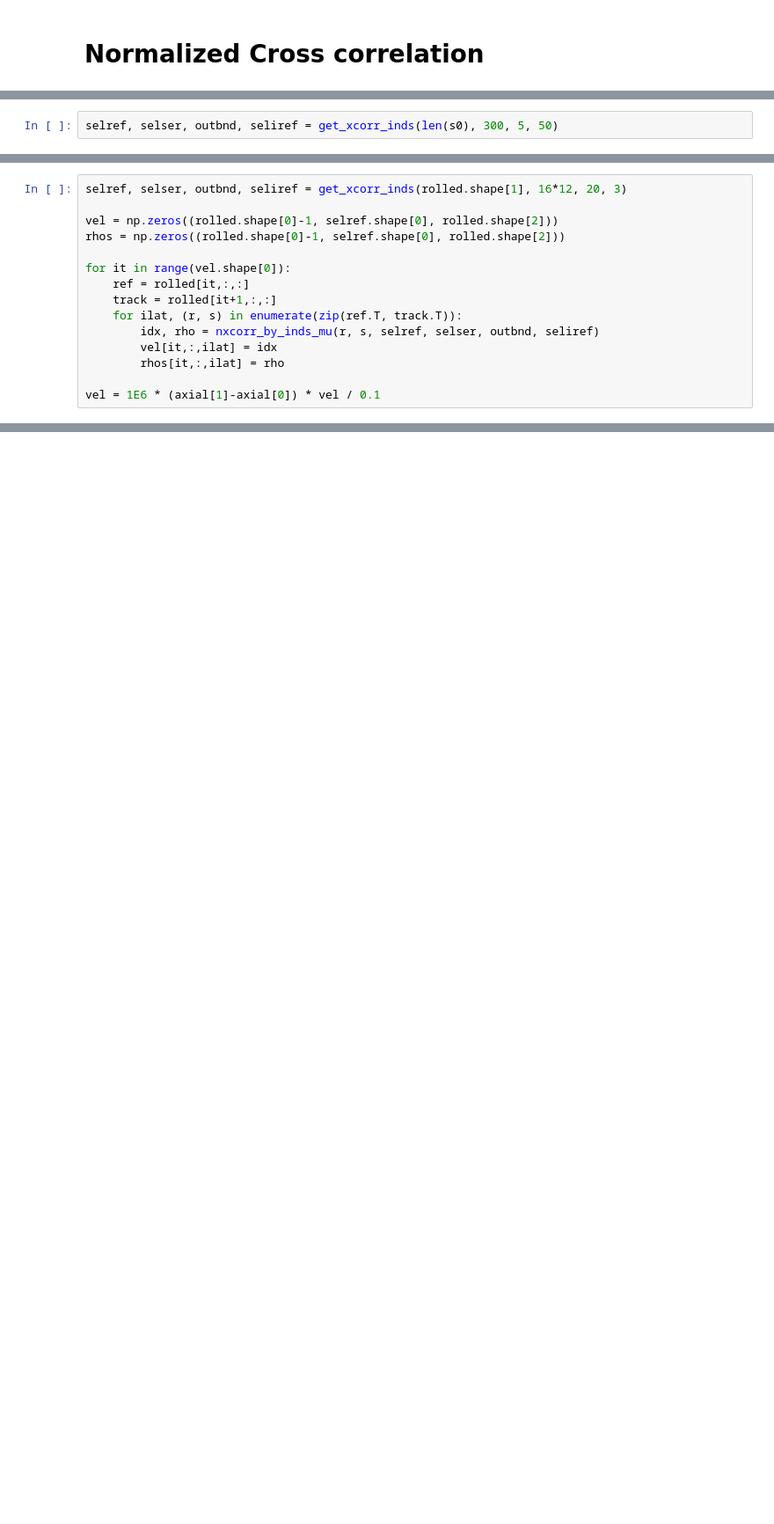
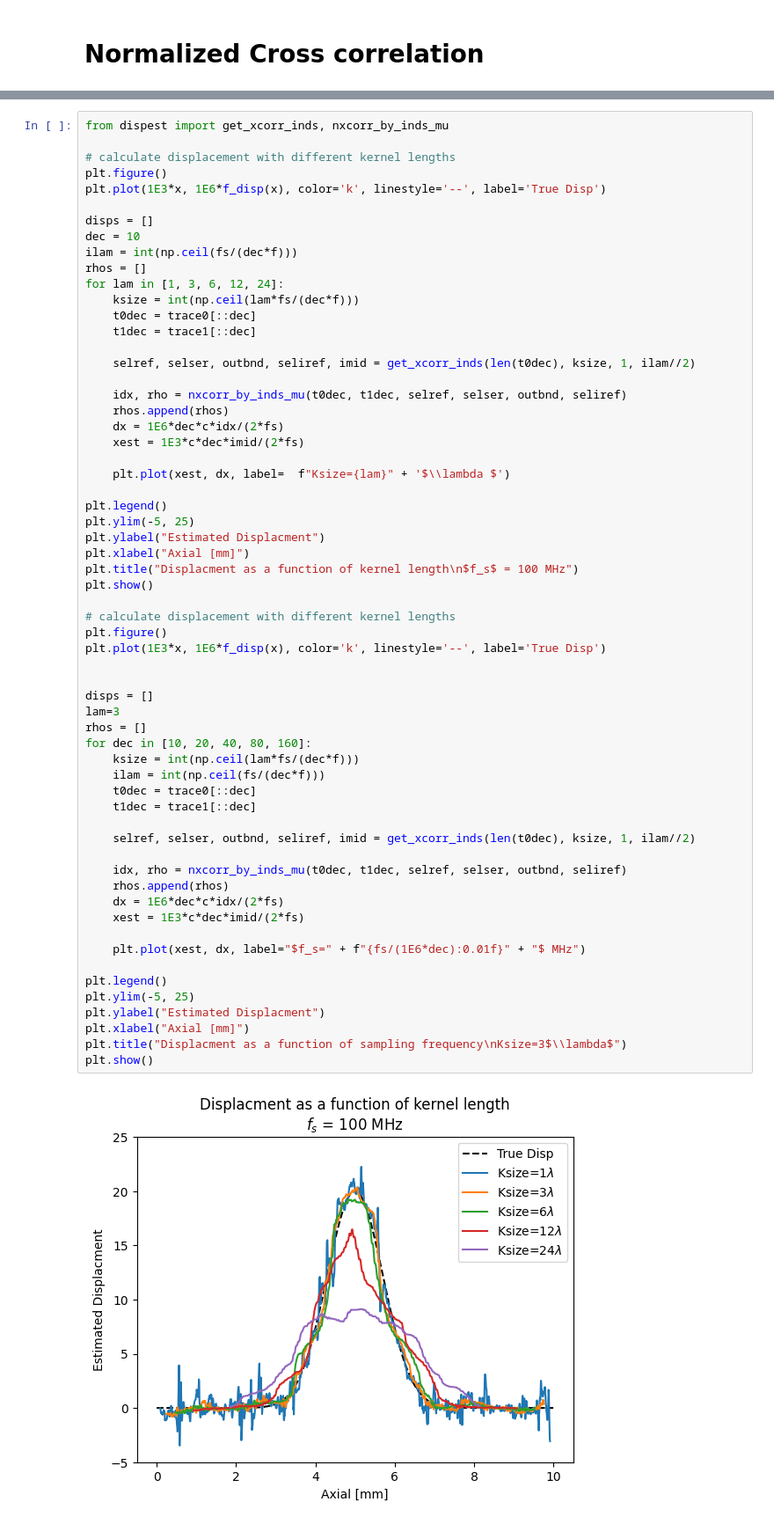
Before and after one commit to wewightman/pyusel-dispest, a Jupyter notebook: examples/partmotion.ipynb, the cells around one changed output, grey strips where cells are left out. Shown at 88% size. Saved outputs shown, nothing was run; the diff lists cells and outputs as text; blank space fills up the shorter version.

```diff
--- a/examples/partmotion.ipynb
+++ b/examples/partmotion.ipynb
@@ -165,2 +162,0 @@ def nxcorr_by_inds_mu(sigref, sigsearch, selref, selser, outbnd, seliref):
-# %%
-selref, selser, outbnd, seliref = get_xcorr_inds(len(s0), 300, 5, 50)
@@ -258,15 +162,0 @@ rolled, axial = resample(rolled, rolled.shape[1]*4, axial, axis=1, window='tukey
-# %%
-selref, selser, outbnd, seliref = get_xcorr_inds(rolled.shape[1], 16*12, 20, 3)
-
-vel = np.zeros((rolled.shape[0]-1, selref.shape[0], rolled.shape[2]))
-rhos = np.zeros((rolled.shape[0]-1, selref.shape[0], rolled.shape[2]))
-
-for it in range(vel.shape[0]):
-    ref = rolled[it,:,:]
-    track = rolled[it+1,:,:]
-    for ilat, (r, s) in enumerate(zip(ref.T, track.T)):
-        idx, rho = nxcorr_by_inds_mu(r, s, selref, selser, outbnd, seliref)
-        vel[it,:,ilat] = idx
-        rhos[it,:,ilat] = rho
-
-vel = 1E6 * (axial[1]-axial[0]) * vel / 0.1
@@ -323,0 +163,63 @@ plt.show()
+# %%
+from dispest import get_xcorr_inds, nxcorr_by_inds_mu
+
+# calculate displacement with different kernel lengths
+plt.figure()
+plt.plot(1E3*x, 1E6*f_disp(x), color='k', linestyle='--', label='True Disp')
+
+disps = []
+dec = 10
+ilam = int(np.ceil(fs/(dec*f)))
+rhos = []
+for lam in [1, 3, 6, 12, 24]:
+    ksize = int(np.ceil(lam*fs/(dec*f)))
+    t0dec = trace0[::dec]
+    t1dec = trace1[::dec]
+
+    selref, selser, outbnd, seliref, imid = get_xcorr_inds(len(t0dec), ksize, 1, ilam//2)
+
+    idx, rho = nxcorr_by_inds_mu(t0dec, t1dec, selref, selser, outbnd, seliref)
+    rhos.append(rhos)
+    dx = 1E6*dec*c*idx/(2*fs)
+    xest = 1E3*c*dec*imid/(2*fs)
+
+    plt.plot(xest, dx, label=  f"Ksize={lam}" + '$\\lambda $')
+
+plt.legend()
+plt.ylim(-5, 25)
+plt.ylabel("Estimated Displacment")
+plt.xlabel("Axial [mm]")
+plt.title("Displacment as a function of kernel length\n$f_s$ = 100 MHz")
+plt.show()
+
+# calculate displacement with different kernel lengths
+plt.figure()
+plt.plot(1E3*x, 1E6*f_disp(x), color='k', linestyle='--', label='True Disp')
+
+
+disps = []
+lam=3
+rhos = []
+for dec in [10, 20, 40, 80, 160]:
+    ksize = int(np.ceil(lam*fs/(dec*f)))
+    ilam = int(np.ceil(fs/(dec*f)))
+    t0dec = trace0[::dec]
+    t1dec = trace1[::dec]
+
+    selref, selser, outbnd, seliref, imid = get_xcorr_inds(len(t0dec), ksize, 1, ilam//2)
+
+    idx, rho = nxcorr_by_inds_mu(t0dec, t1dec, selref, selser, outbnd, seliref)
+    rhos.append(rhos)
+    dx = 1E6*dec*c*idx/(2*fs)
+    xest = 1E3*c*dec*imid/(2*fs)
+
+    plt.plot(xest, dx, label="$f_s=" + f"{fs/(1E6*dec):0.01f}" + "$ MHz")
+
+plt.legend()
+plt.ylim(-5, 25)
+plt.ylabel("Estimated Displacment")
+plt.xlabel("Axial [mm]")
+plt.title("Displacment as a function of sampling frequency\nKsize=3$\\lambda$")
+plt.show()
+# %% [output]
+[figure, added]
```
Also changed, not shown: parts of 19 cells of this notebook.
